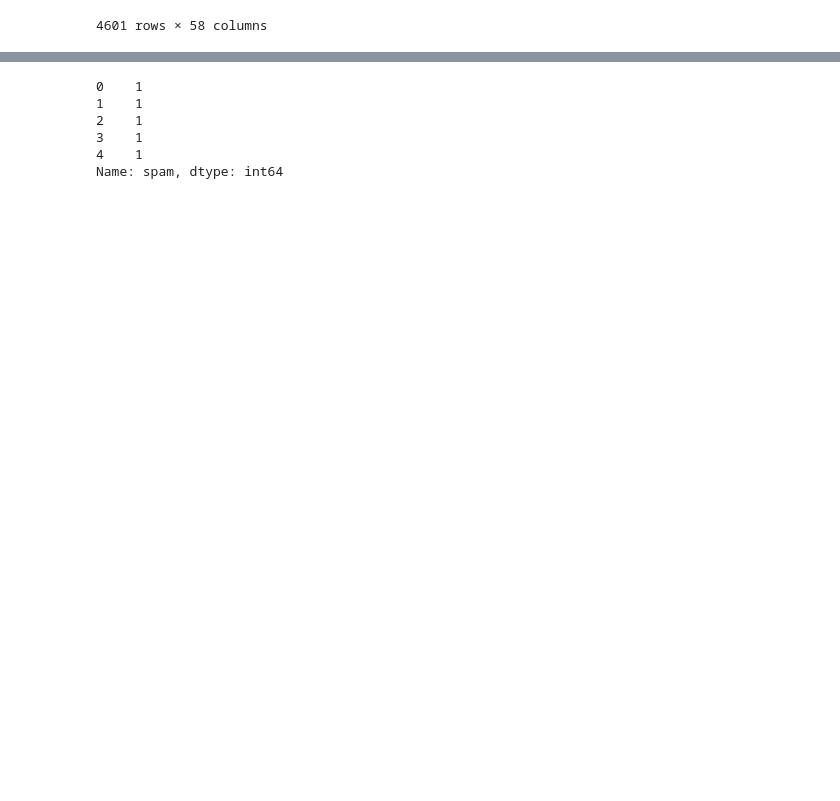
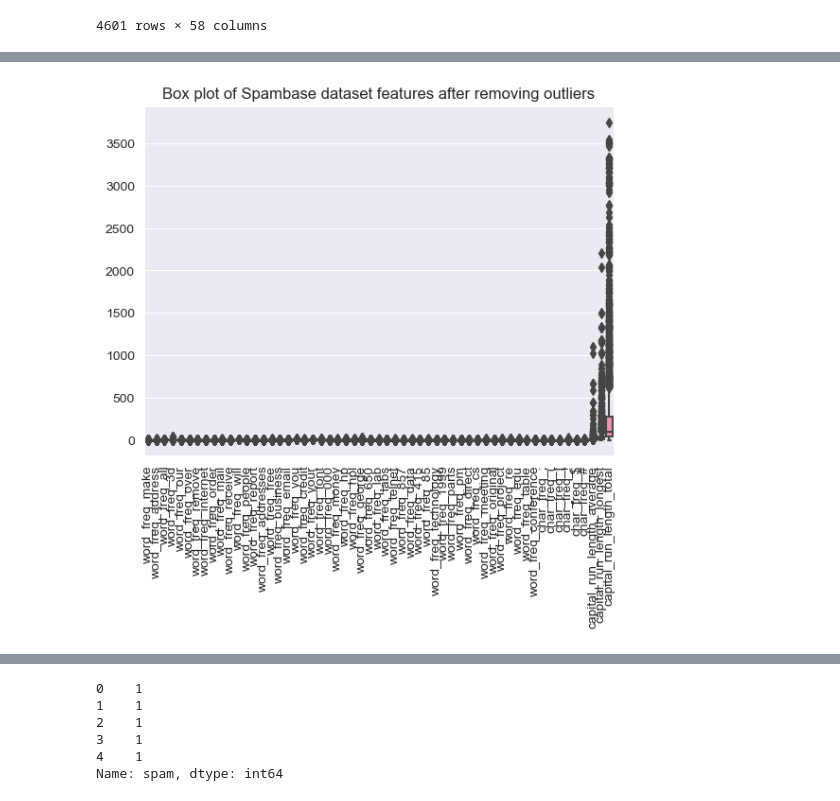
Before and after one commit to Seneshj/Machine-learning-CW, a Jupyter notebook: Decision tree/Database.ipynb, the cells around one changed output, grey strips where cells are left out. Saved outputs shown, nothing was run; the diff lists cells and outputs as text; code cells hidden in the pictures; blank space fills up the shorter version.

```diff
--- a/Decision tree/Database.ipynb
+++ b/Decision tree/Database.ipynb
@@ -34,3 +103,11 @@ scaled_data=scaler.fit_transform(spamData)
+# %%
+# Create box plot of features after removing outliers
+sns.boxplot(data=spamData.iloc[:, :-1])
+plt.xticks(rotation=90)
+plt.title("Box plot of Spambase dataset features after removing outliers")
+plt.show()
+# %% [output]
+[figure, added]
 # %%
 df=pd.DataFrame(data=scaled_data, columns= spamData.columns)
 # %%
```
Also changed, not shown: parts of 49 cells of this notebook, 14 other files.
